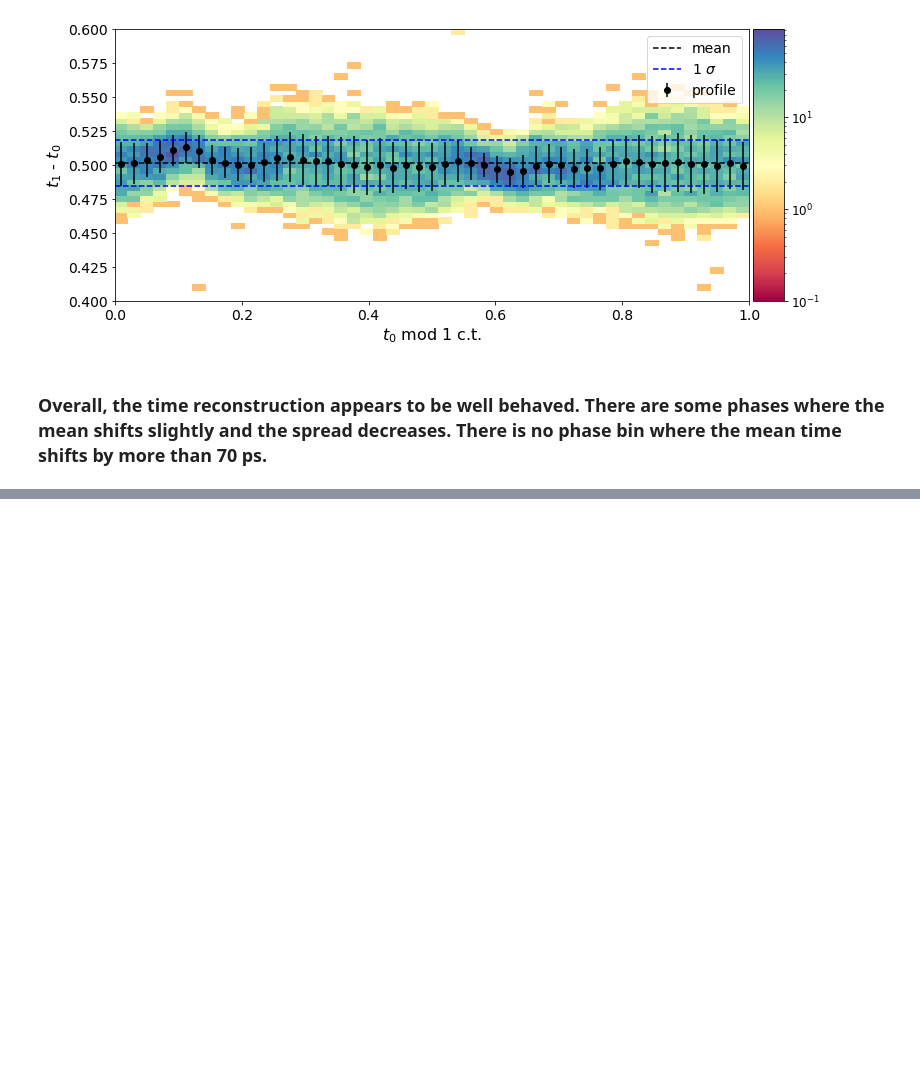
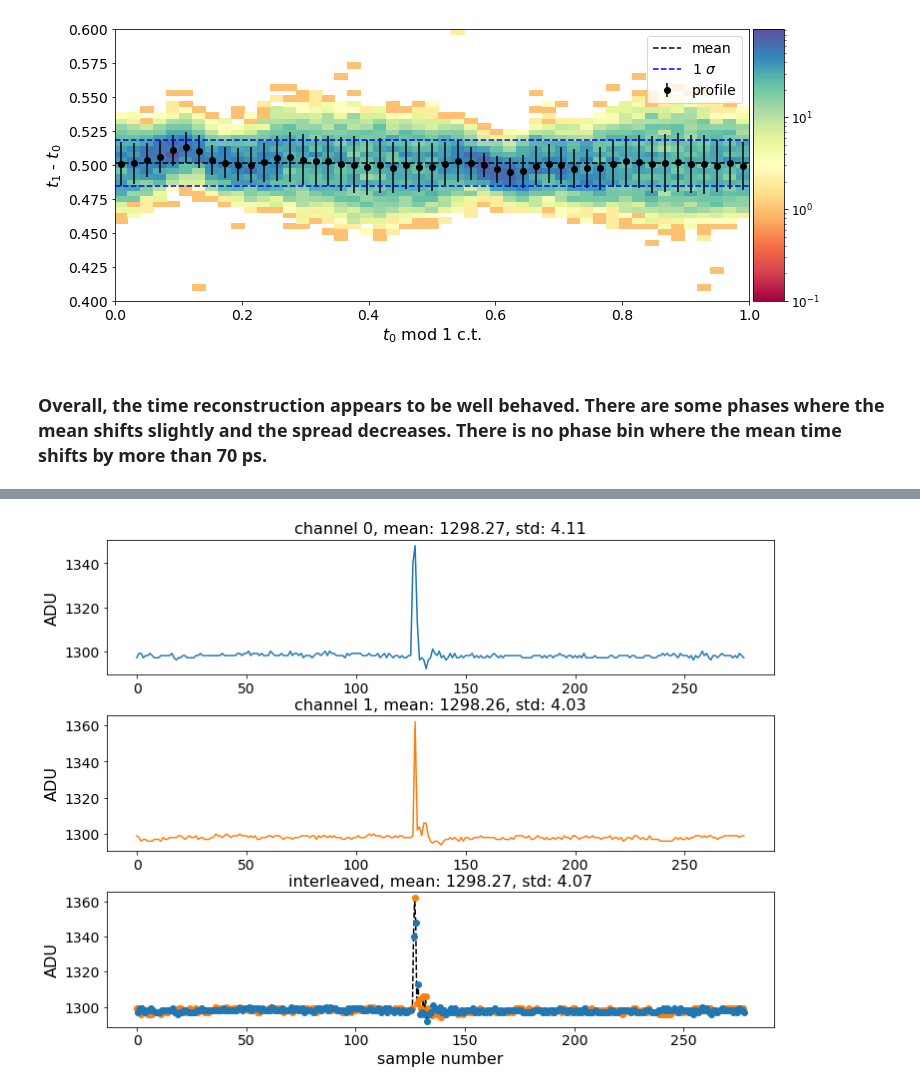
Before and after one commit to baldonia/wdc_zedboard, a Jupyter notebook: notebooks/nov_18_2020_measurements.ipynb, the cells around one changed output, grey strips where cells are left out. Cells and saved outputs as stored; diff of their text form; code cells hidden in the pictures; blank space fills up the shorter version.

```diff
--- a/notebooks/nov_18_2020_measurements.ipynb
+++ b/notebooks/nov_18_2020_measurements.ipynb
@@ -504,6 +452,7 @@ def get_x_profile(h2d_out, errorbars=False):
     else:
         return np.array(prof_vals), np.array(prof_errs)
 
+
 def build_template_spline(h2d_out):
     y_vals = get_x_profile(h2d_out)
 
@@ -513,7 +462,8 @@ def build_template_spline(h2d_out):
     return UnivariateSpline(x_centers, y_vals, s=0)
 
 
-def build_pulse_template(wfms, n_time_slices=11, n_before_peak=100, y_range=(-20, 80), n_y_bins=121):
+def build_pulse_template(wfms, n_time_slices=11, n_before_peak=100,
+                         y_range=(-20, 80), n_y_bins=121, ampl_cut=40):
     '''returns 2d "fuzzy" template and template spline'''
     samples = [[] for _ in range(n_time_slices)]
 
@@ -521,18 +471,21 @@ def build_pulse_template(wfms, n_time_slices=11, n_before_peak=100, y_range=(-20
         ind = int(wfm['rtime']*n_time_slices)
         if ind == n_time_slices:
             ind -= 1
-        samples[ind].append(get_baseline_corrected(wfm))
+
+        baseline_corrected = get_baseline_corrected(wfm)
+        if baseline_corrected.max() > ampl_cut:
+            samples[ind].append(baseline_corrected)
 
     flat_x_data = []
     flat_y_data = []
     for i, phase_wfms in enumerate(samples):
-        n_samples = len(phase_wfms[0])
+        r_time = (i + 0.5) / n_time_slices
+        shift = 0.5 - r_time
 
-        r_time = (i + 0.5) / n_time_slices
-        shift = 1 - r_time - 0.5
+        for wfm in phase_wfms:
+            n_samples = len(wfm)
+            xs = np.arange(n_samples) + shift
 
-        xs = np.arange(n_samples) + shift
-        for wfm in phase_wfms:
             # shift based on peak index
             flat_x_data.extend(xs - np.argmax(wfm))
             flat_y_data.extend(wfm)
@@ -543,8 +496,6 @@ def build_pulse_template(wfms, n_time_slices=11, n_before_peak=100, y_range=(-20
     y_bins = np.linspace(*y_range, n_y_bins)
 
     h2d_out = np.histogram2d(flat_x_data, flat_y_data, bins=[x_bins, y_bins])
-
-    hist_data = h2d_out[0].T
 
     return h2d_out, build_template_spline(h2d_out)
 
@@ -759,0 +681,17 @@ Text(0, 0.5, '$t_1$ - $t_0$')
+# %%
+split_ind = 130
+# %%
+second_wfms = []
+for wfms in double_pulse_wfms:
+    if len(wfms[0]['samples']) > 400:
+        second_wfms.append([wfm.copy() for wfm in wfms])
+    for wfm in second_wfms[-1]:
+        wfm['samples'] = wfm['samples'][split_ind:]
+    second_wfms[-1].append(build_combined_wfm(second_wfms[-1]))
+
+    for wfm in second_wfms[-1]:
+        wfm['ptime'] = get_pseudo_time(wfm)
+# %%
+plot_wfms(second_wfms[0])
+# %% [output]
+[figure, added]
```
Also changed, not shown: parts of 31 cells of this notebook, 4 other files.
